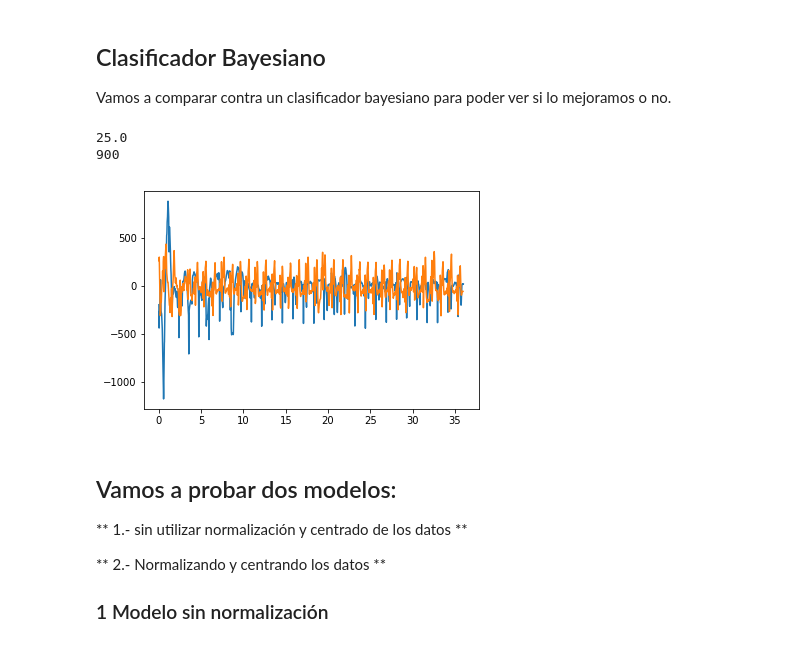
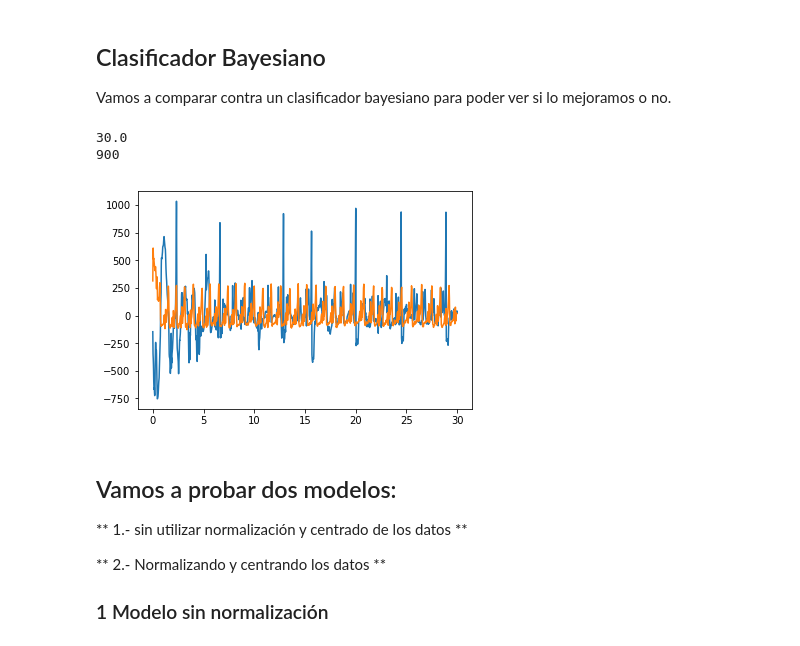
Before and after one commit to miansaay/Project, a Jupyter notebook: Clasificador naive bayes y regresión logistica.ipynb, the cells around one changed output. Cells and saved outputs as stored; diff of their text form; code cells hidden in the pictures.

Commit message:
Schemes with decimated and without it

```diff
--- a/Clasificador naive bayes y regresión logistica.ipynb
+++ b/Clasificador naive bayes y regresión logistica.ipynb
@@ -5,45 +5,48 @@ Vamos a comparar contra un clasificador bayesiano para poder ver si lo mejoramos
 # %%
 %matplotlib inline
 import matplotlib.pyplot as plt
 #load data
 import numpy as np
 
 X_train = np.load('X_train.npy')
 y_train = np.load('y_train.npy')
 
 X_test = np.load('X_test.npy')
 y_test = np.load('y_test.npy')
 
-t = np.arange(len(X_train[0]))/250
+fs = 300.
+t = np.arange(len(X_train[0]))/fs
 plt.plot(t,X_train[0,:])
 
 #Es probable que tengamos un problema mal condicionado: vamos a realizar un submuestreo de la señal a 50 muestras por segundo
 from scipy import signal
 
+decimate = True
 
-freq = 250/10#Hz
-print(freq)
-secs = len(X_train[200])/250
-samps = int(secs*freq)
-c = 0
-X_new = np.zeros((X_train.shape[0],samps))
-X_new_test = np.zeros((X_test.shape[0],samps))
-for x,x_test in zip(X_train,X_test):
-    X_new[c,:] = signal.decimate(x,10)
-    X_new_test[c,:] = signal.decimate(x_test,10)
+if decimate:
+    freq = fs/10#Hz
+    print(freq)
+    secs = len(X_train[200])/fs
+    samps = int(secs*freq)
+    c = 0
+    X_new = np.zeros((X_train.shape[0],samps))
+    X_new_test = np.zeros((X_test.shape[0],samps))
+    for x,x_test in zip(X_train,X_test):
+        X_new[c,:] = signal.decimate(x,10)
+        X_new_test[c,:] = signal.decimate(x_test,10)
 
-    c += 1
+        c += 1
 
-t = np.arange(len(X_new[200]))/freq
-plt.plot(t,X_new[200,:])
-print(len(X_new[0]))
+    t = np.arange(len(X_new[200]))/freq
+    plt.plot(t,X_new[200,:])
+    print(len(X_new[0]))
 
-X_train = X_new.copy()
-X_test = X_new_test.copy()
+    X_train = X_new.copy()
+    X_test = X_new_test.copy()
 # %% [output]
-25.0
+30.0
 900
-[figure, old version]
+[figure, new version]
 # %% [markdown]
 ## Vamos a probar dos modelos:
 ** 1.- sin utilizar normalización y centrado de los datos **
```
Also changed, not shown: parts of 9 cells of this notebook, 5 other files.
